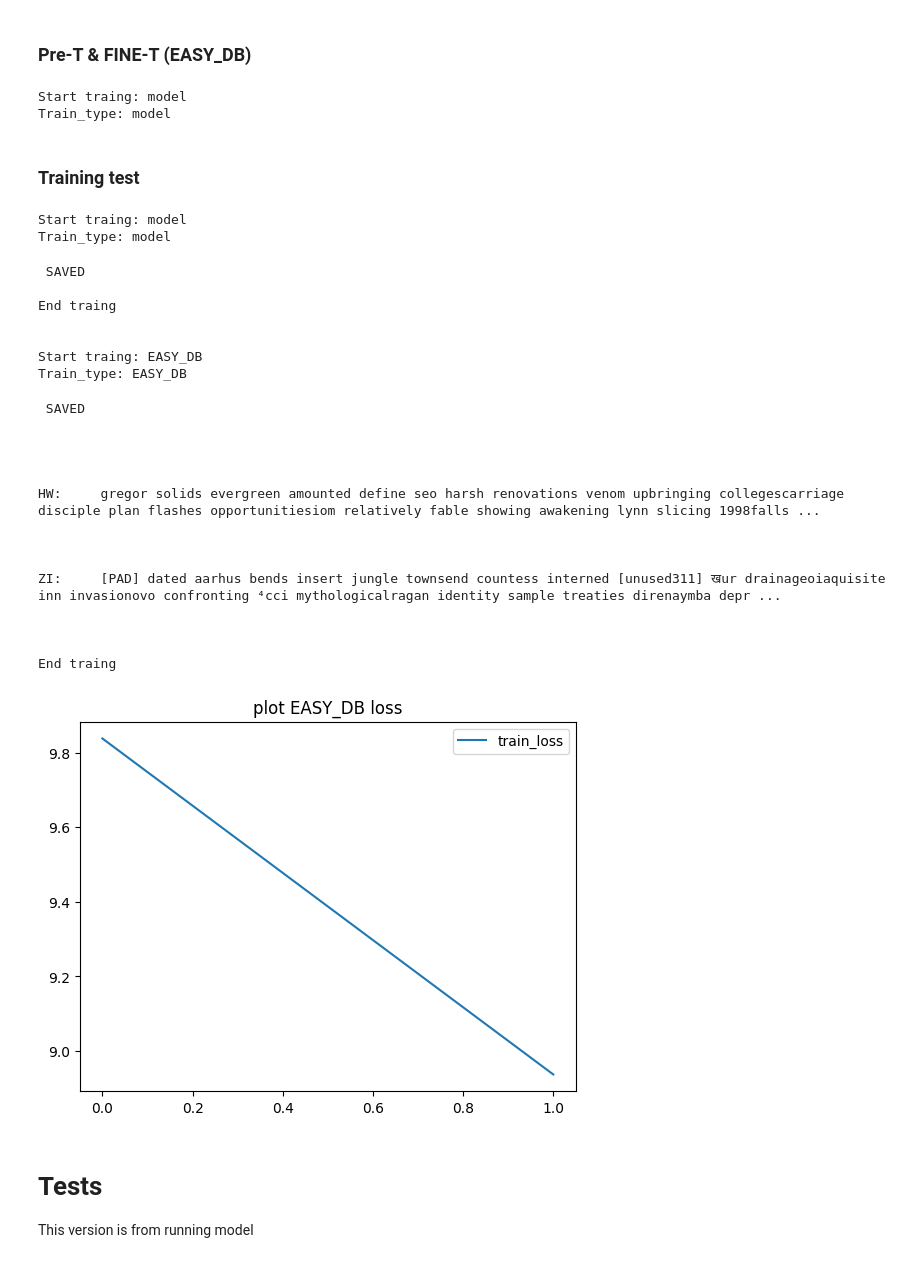
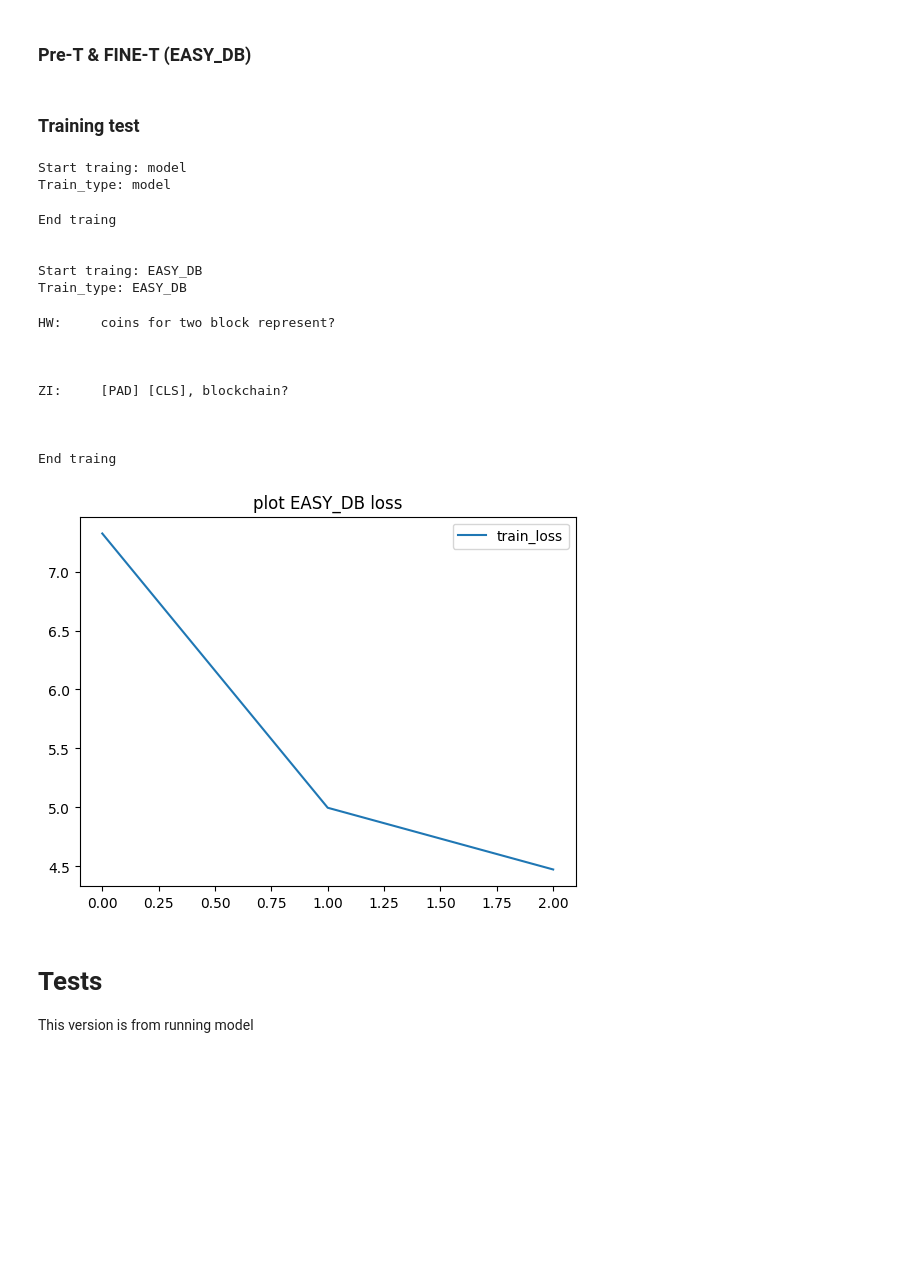
Before and after one commit to JakeMcAllen/GPT_AI_21BJ, a Jupyter notebook: NSP.ipynb, the cells around one changed output. Cells and saved outputs as stored; diff of their text form; code cells hidden in the pictures; blank space fills up the shorter version.

Commit message:
add new confrontation system and add same functions

```diff
--- a/NSP.ipynb
+++ b/NSP.ipynb
@@ -384,14 +403,12 @@ def reasume_model(model, filename, device):
     model.load_state_dict(torch.load(filename))
     return model.to(device)
 
-
-def resume(model, filename, device, csv_file_name=None, file_iterator_dataset=None):
+# For checkPoin
+def reasume(model, filename, device, csv_file_name=None, file_iterator_dataset=None):
     m = reasume_model(model, filename, device)
-
     df = pd.read_csv(csv_file_name)
     f = open(file_iterator_dataset, "r")
     i_db = f.read()
-
     return m, df.values.tolist(), int(i_db)
 
 
@@ -415,7 +432,7 @@ def save_model(model, model_path, csv_file_name, fields, rows):
 
     print("\n SAVED \n")
 
-
+# Load model
 def reasume_base_data(path_to_save, device):
     model = BigramLanguageModel()
     model.map(device, "/".join(path_to_save.split("/")[:-1]))
@@ -428,7 +445,7 @@ def reasume_base_data(path_to_save, device):
 #----------------------------
 #   PRINT
 #----------------------------
-def run_model(m, device, start_sentence, max_new_tokens=50, commentFlag=False, decoded=False, eliminate_input=True):
+def run_model(m, device, start_sentence, max_new_tokens=50, commentFlag=False, decoded=True, eliminate_input=True):
     inptVal = encode( start_sentence + " [SEP] ")
     inptVal = inptVal[:inptVal.index(102)]
     inptVal.append(101)
@@ -475,11 +492,12 @@ def plot_loss_graph(rows=[], csv_file_name=None, print_min_val=False, plot_title
 # %%
 async def train_routine(m, max_iters, base_path='./cks/check_points', train_type=TT.BASE, check_point_bool=False, start_epoch=0, system_multiTypeLearn=False):
     global iterator_dataset
-    rows = []
+    global loss_min_value
+    rows, loss_value = [], 0
 
     # CHECK_POINT LOADER
     if check_point_bool and start_epoch>0:
-        m, rows, iterator_dataset = resume(m, f"{base_path}/{train_type.value}_cp{start_epoch}.pth", device, f"{base_path}/{train_type.value}_loss_orc_{start_epoch}.csv", f"{base_path}/{train_type.value}_iterator_db.txt")
+        m, rows, iterator_dataset = reasume(m, f"{base_path}/{train_type.value}_cp{start_epoch}.pth", device, f"{base_path}/{train_type.value}_loss_orc_{start_epoch}.csv", f"{base_path}/{train_type.value}_iterator_db.txt")
         start_epoch += 1
         print(rows)
 
@@ -495,11 +513,15 @@ async def train_routine(m, max_iters, base_path='./cks/check_points', train_type
             if system_multiTypeLearn and train_type==TT.EASY_DB and random.randint(1, 100) < perc_RLHD: losses, iterator_dataset = await estimate_loss(iterator_dataset, RLHF_val=True, EasyDB_val=True)
             else: losses, iterator_dataset = await estimate_loss(iterator_dataset, RLHF_val=(train_type==TT.RLHF), EasyDB_val=(train_type==TT.EASY_DB))
 
-            rows.append([round(losses.item(), 4), epoch])
-
             if checkpoint_save: checkpoint(m, f"{base_path}_epoch_{max_iters}/{train_type.value}_cp{epoch}.pth", f"{base_path}_epoch_{max_iters}/{train_type.value}_loss_{epoch}.csv", fields, rows, f"{base_path}_epoch_{max_iters}/{train_type.value}_iterator_db.txt", iterator_dataset)
 
+
+            loss_value = losses.item()
+            rows.append([round(losses.item(), 4), epoch])
             iterator_dataset = 0 if iterator_dataset + 50 >= dataset.num_rows else iterator_dataset + 50
+
+        # Exit on low loss
+        if loss_value < loss_min_value: break
 
         # sample a batch of data
         if system_multiTypeLearn and train_type==TT.EASY_DB and random.randint(1, 100) < perc_RLHD: xb, yb, iterator_dataset = await get_batch(iterator_dataset, RLHF=True, EasyDB=True)
@@ -551,11 +573,8 @@ model = BigramLanguageModel()
 m = model.to(device)
 
 
-m = await train_model(m, plot_result=False)
+m = await train_model(m)
 m = await train_model(m, train_type=TT.EASY_DB, system_multiTypeLearn=True)
-# %% [output]
-Start traing: model
-Train_type: model
 # %% [markdown]
 ### Training test
 # %%
@@ -563,47 +582,40 @@ model = BigramLanguageModel()
 m = model.to(device)
 
 
 """ V1 """
 # max_iters =      200                                            # Number of generations
 # eval_iters =     10                                             # Times of testing the LOSS ( impact the loss calculation time )
 # eval_interval =  25                                             # Number iteraction when start to evaluate the loss
 
 # perc_RLHD =      10
 # multiTypeLearn = True
 
 
 """ V2 """
-max_iters =     10
-eval_iters =    1
+max_iters =     100
+eval_iters =    10
 
 
-m = await train_model(m, save_model=False, plot_result=False, max_iters_val=10)
-m = await train_model(m, save_model=False, plot_result=True, train_type=TT.EASY_DB) #, system_multiTypeLearn=True)
+m = await train_model(m, sv_model=False, plot_result=False)
+m = await train_model(m, sv_model=False, plot_result=True, train_type=TT.EASY_DB) #, system_multiTypeLearn=True)
 # %% [output]
 Start traing: model
 Train_type: model
- SAVED
-
 End traing
 
 
 Start traing: EASY_DB
 Train_type: EASY_DB
- SAVED
+HW:     coins for two block represent?
 
 
 
-
-HW:     gregor solids evergreen amounted define seo harsh renovations venom upbringing collegescarriage disciple plan flashes opportunitiesiom relatively fable showing awakening lynn slicing 1998falls ...
-
-
-
-ZI:     [PAD] dated aarhus bends insert jungle townsend countess interned [unused311] खur drainageoiaquisite inn invasionovo confronting ⁴cci mythologicalragan identity sample treaties direnaymba depr ...
+ZI:     [PAD] [CLS], blockchain?
 
 
 
 End traing
-[figure, old version]
+[figure, new version]
 # %% [markdown]
 # Tests
 This version is from running model
```
Also changed, not shown: parts of 20 cells of this notebook.
